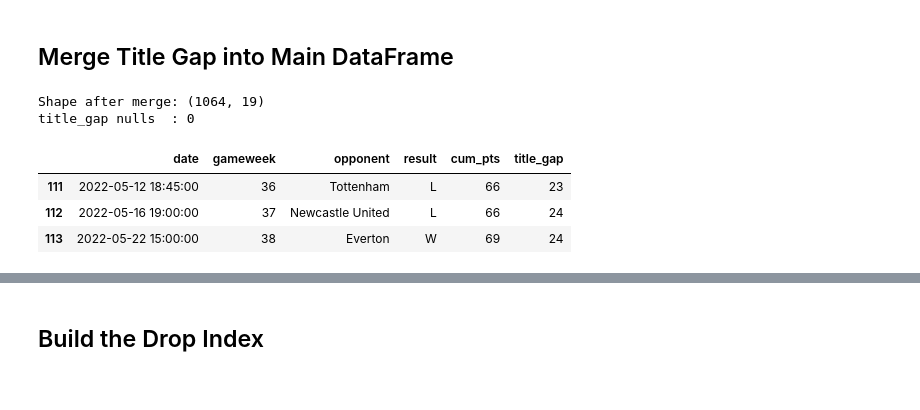
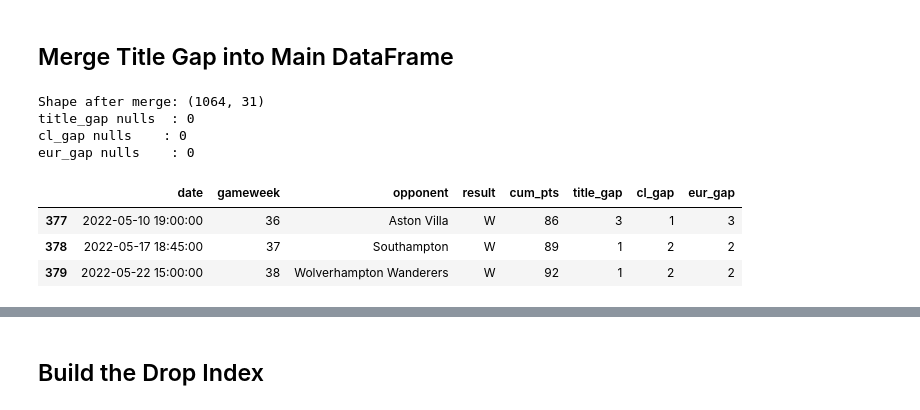
Before and after one commit to ChTej00/Arsenal-Bottle, a Jupyter notebook: notebooks/02_feature_engineering.ipynb, the cells around one changed output, grey strips where cells are left out. Saved outputs shown, nothing was run; the diff lists cells and outputs as text; code cells hidden in the pictures.

```diff
--- a/notebooks/02_feature_engineering.ipynb
+++ b/notebooks/02_feature_engineering.ipynb
@@ -281,0 +298,14 @@ Expected: 4 teams × 7 seasons × 38 GW = 1064 rows
+# %%
+#Extracting our 4 teams with all gap columns
+title_gap_df = (
+    full_long[full_long['team'].isin(TITLE_TEAMS)]
+    [['season','team','gw','cum_pts','leader_pts','title_gap','cl_gap','eur_gap']]
+    .copy()
+    .rename(columns={'gw' : 'gameweek'})
+)
+
+df['season'] = df['season'].astype(str)
+
+print(f"Title gap table shape: {title_gap_df.shape}")
+print(f"Expected: 4 × 7 × 38 = {4*7*38} rows")
+title_gap_df.head(5)
@@ -284,24 +323,28 @@ Expected: 4 teams × 7 seasons × 38 GW = 1064 rows
 # %%
 # Merge title_gap into our main df
 
 df = pd.merge(
     df,
     title_gap_df,
     on=['season', 'team', 'gameweek'],
     how='left'
 )
 
 
 print(f"Shape after merge: {df.shape}")
 print(f"title_gap nulls  : {df['title_gap'].isna().sum()}")
+print(f"cl_gap nulls    : {df['cl_gap'].isna().sum()}")
+print(f"eur_gap nulls    : {df['eur_gap'].isna().sum()}")
 
 # Spot check — Arsenal 2021-22, final gameweek
-mask = (df['team'] == 'Arsenal') & (df['season'] == '2122') & (df['gameweek'] >= 36)
-df[mask][['date', 'gameweek', 'opponent', 'result', 'cum_pts', 'title_gap']].sort_values('gameweek')
+mask = (df['team'] == 'Liverpool') & (df['season'] == '2122') & (df['gameweek'] >= 36)
+df[mask][['date', 'gameweek', 'opponent', 'result', 'cum_pts', 'title_gap', 'cl_gap','eur_gap']].sort_values('gameweek')
 # %% [output]
-Shape after merge: (1064, 19)
+Shape after merge: (1064, 31)
 title_gap nulls  : 0
+cl_gap nulls    : 0
+eur_gap nulls    : 0
-|  | date | gameweek | opponent | result | cum_pts | title_gap |
-| 111 | 2022-05-12 18:45:00 | 36 | Tottenham | L | 66 | 23 |
-| 112 | 2022-05-16 19:00:00 | 37 | Newcastle United | L | 66 | 24 |
-| 113 | 2022-05-22 15:00:00 | 38 | Everton | W | 69 | 24 |
+|  | date | gameweek | opponent | result | cum_pts | title_gap | cl_gap | eur_gap |
+| 377 | 2022-05-10 19:00:00 | 36 | Aston Villa | W | 86 | 3 | 1 | 3 |
+| 378 | 2022-05-17 18:45:00 | 37 | Southampton | W | 89 | 1 | 2 | 2 |
+| 379 | 2022-05-22 15:00:00 | 38 | Wolverhampton Wanderers | W | 92 | 1 | 2 | 2 |
```
Also changed, not shown: parts of 16 cells of this notebook.
